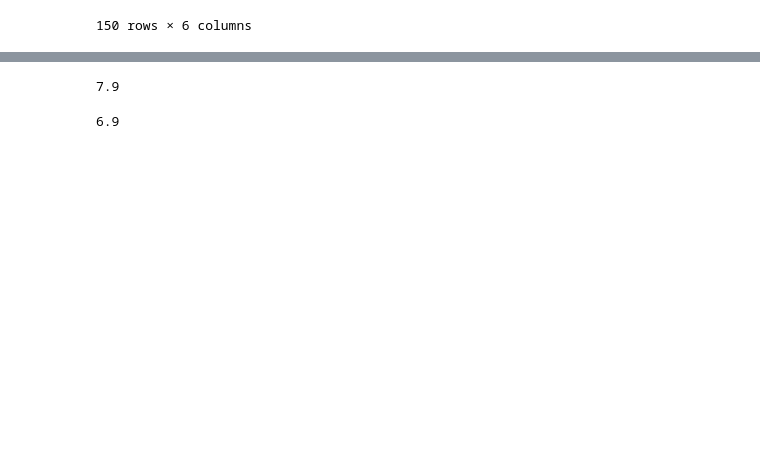
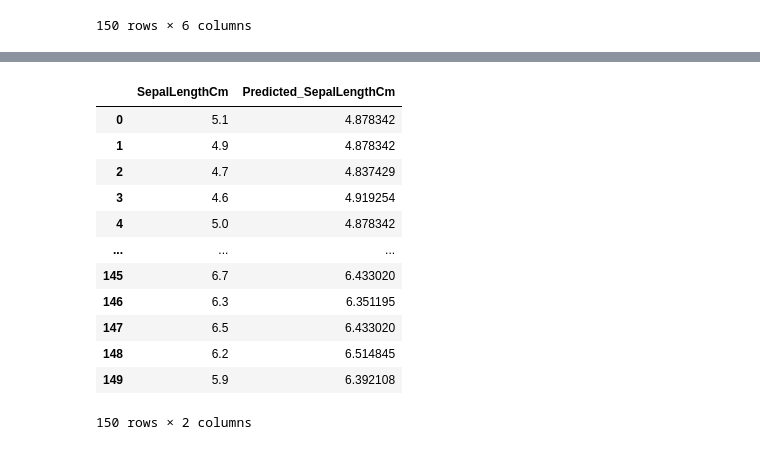
Before and after one commit to Arpan-tech-create/THE_SPARKS_FOUNDATION, a Jupyter notebook: Iris Project.ipynb, the cells around one changed output, grey strips where cells are left out. Saved outputs shown, nothing was run; the diff lists cells and outputs as text; code cells hidden in the pictures; blank space fills up the shorter version.

```diff
--- a/Iris Project.ipynb
+++ b/Iris Project.ipynb
@@ -278,8 +264,17 @@ data.head(10)
-# %%
-data['SepalLengthCm'].max()
-# %% [output]
-7.9
-# %%
-data['PetalLengthCm'].max()
-# %% [output]
-6.9
+# %%
+new=data[['SepalLengthCm','Predicted_SepalLengthCm']]
+new
+# %% [output]
+|  | SepalLengthCm | Predicted_SepalLengthCm |
+| 0 | 5.1 | 4.878342 |
+| 1 | 4.9 | 4.878342 |
+| 2 | 4.7 | 4.837429 |
+| 3 | 4.6 | 4.919254 |
+| 4 | 5.0 | 4.878342 |
+| ... | ... | ... |
+| 145 | 6.7 | 6.433020 |
+| 146 | 6.3 | 6.351195 |
+| 147 | 6.5 | 6.433020 |
+| 148 | 6.2 | 6.514845 |
+| 149 | 5.9 | 6.392108 |
+150 rows × 2 columns
```
Also changed, not shown: parts of 4 cells of this notebook.
